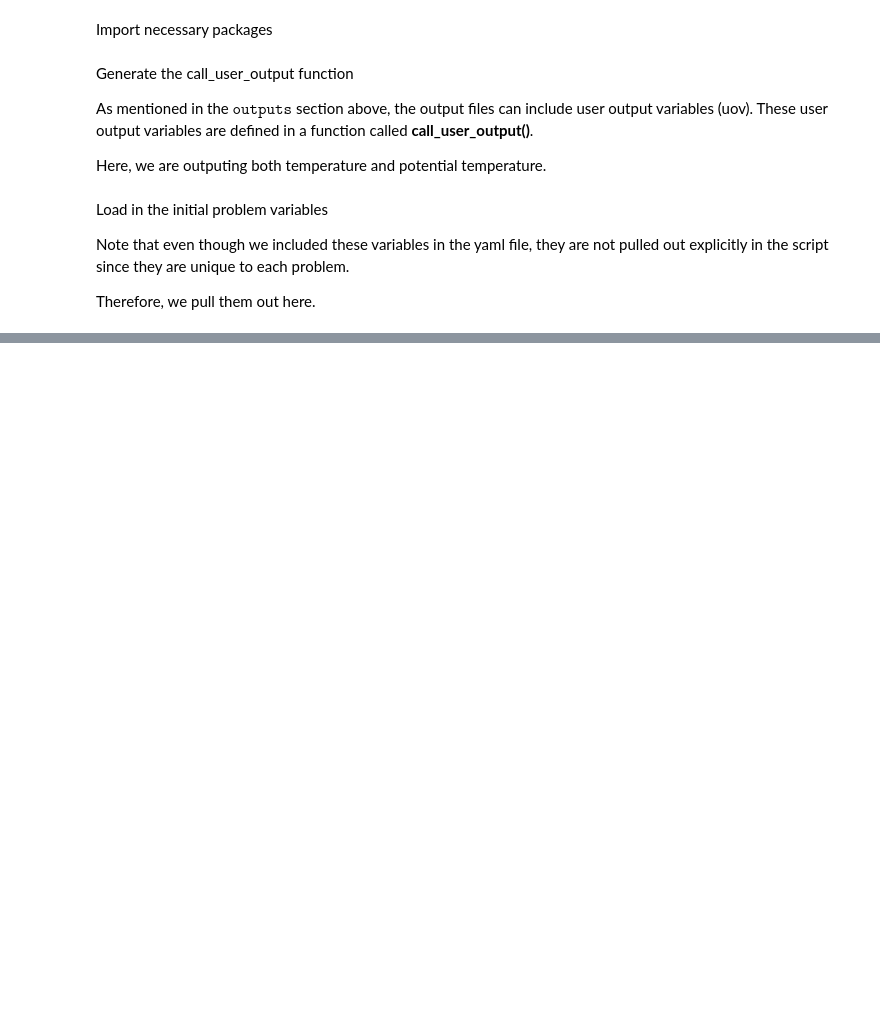
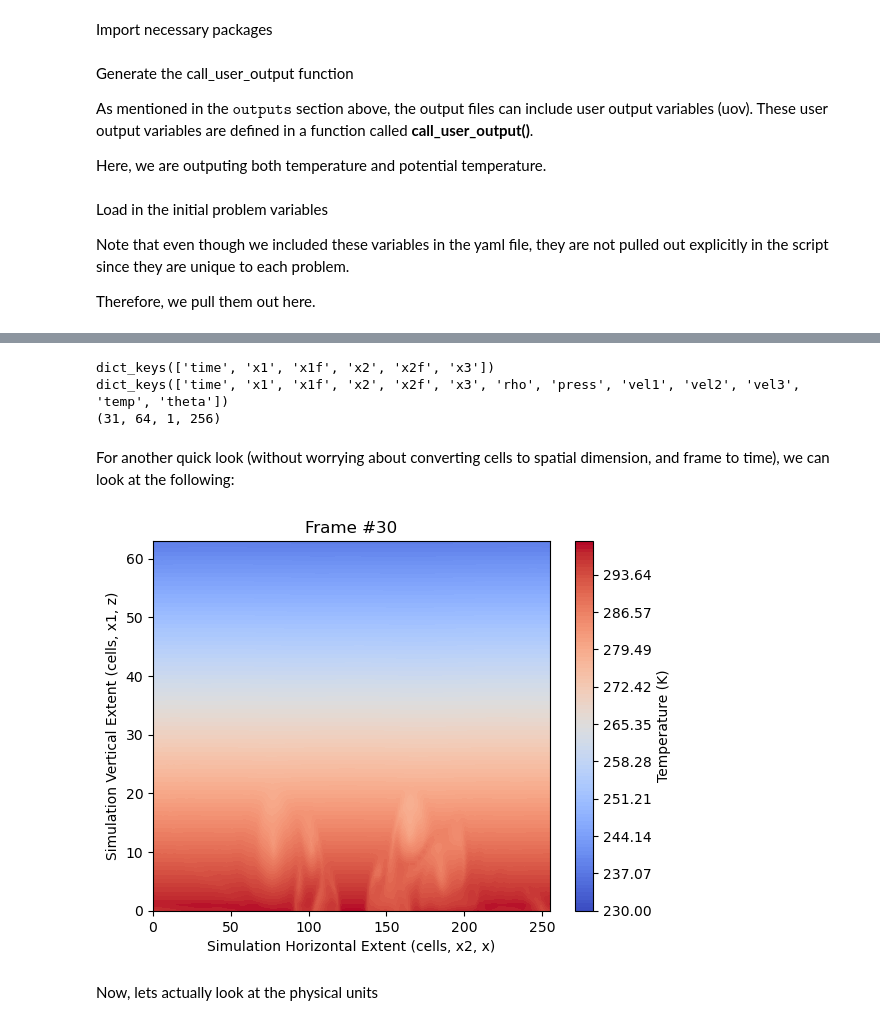
Before and after one commit to elijah-mullens/paddle, a Jupyter notebook: docs/content/notebooks/Tutorial-Straka.ipynb, the cells around one changed output, grey strips where cells are left out. Saved outputs shown, nothing was run; the diff lists cells and outputs as text; code cells hidden in the pictures; blank space fills up the shorter version.

```diff
--- a/docs/content/notebooks/Tutorial-Straka.ipynb
+++ b/docs/content/notebooks/Tutorial-Straka.ipynb
@@ -836,0 +940,52 @@ IndexError: vector
+# %%
+import netCDF4
+import numpy as np
+
+# Open the file
+straka_output = netCDF4.Dataset('straka-main.nc', 'r')
+
+# Print the dimensions
+# x1 is the coordinate of cell centers while x1f is cell boundaries (length is 1 longer)
+print(straka_output.dimensions.keys())
+
+# Print the stored variables
+print(straka_output.variables.keys())
+
+# Lets plot the temperature
+data_temperature = straka_output.variables['temp'][:]
+
+# 31 frames
+# 64 cells by 1 cell by 256 cells
+print(np.shape(data_temperature))
+# %% [output]
+dict_keys(['time', 'x1', 'x1f', 'x2', 'x2f', 'x3'])
+dict_keys(['time', 'x1', 'x1f', 'x2', 'x2f', 'x3', 'rho', 'press', 'vel1', 'vel2', 'vel3', 'temp', 'theta'])
+(31, 64, 1, 256)
+# %% [markdown]
+For another quick look (without worrying about converting cells to spatial dimension, and frame to time), we can look at the following:
+# %%
+import matplotlib.pyplot as plt
+from IPython.display import clear_output
+import time
+
+# Loop over the time saved frames
+for t in range(np.shape(data_temperature)[0]):
+
+    # Ensures that the last plot will be cleared
+    clear_output(wait = True)
+
+    # Make a countour plot with really fine layers to capture eddies
+    plt.contourf(data_temperature[t,:,0,:], cmap = 'coolwarm', levels = np.linspace(230,300,100))
+    plt.colorbar(label = 'Temperature (K)')
+    title = 'Frame #' + str(t)
+    plt.title(title)
+    plt.xlabel('Simulation Horizontal Extent (cells, x2, x)')
+    plt.ylabel('Simulation Vertical Extent (cells, x1, z)')
+    plt.show()
+
+    # Delay, so that it doesn't go too fast
+    time.sleep(0.1)
+# %% [output]
+[figure, added]
+# %% [markdown]
+Now, lets actually look at the physical units
```
Also changed, not shown: parts of 18 cells of this notebook.
